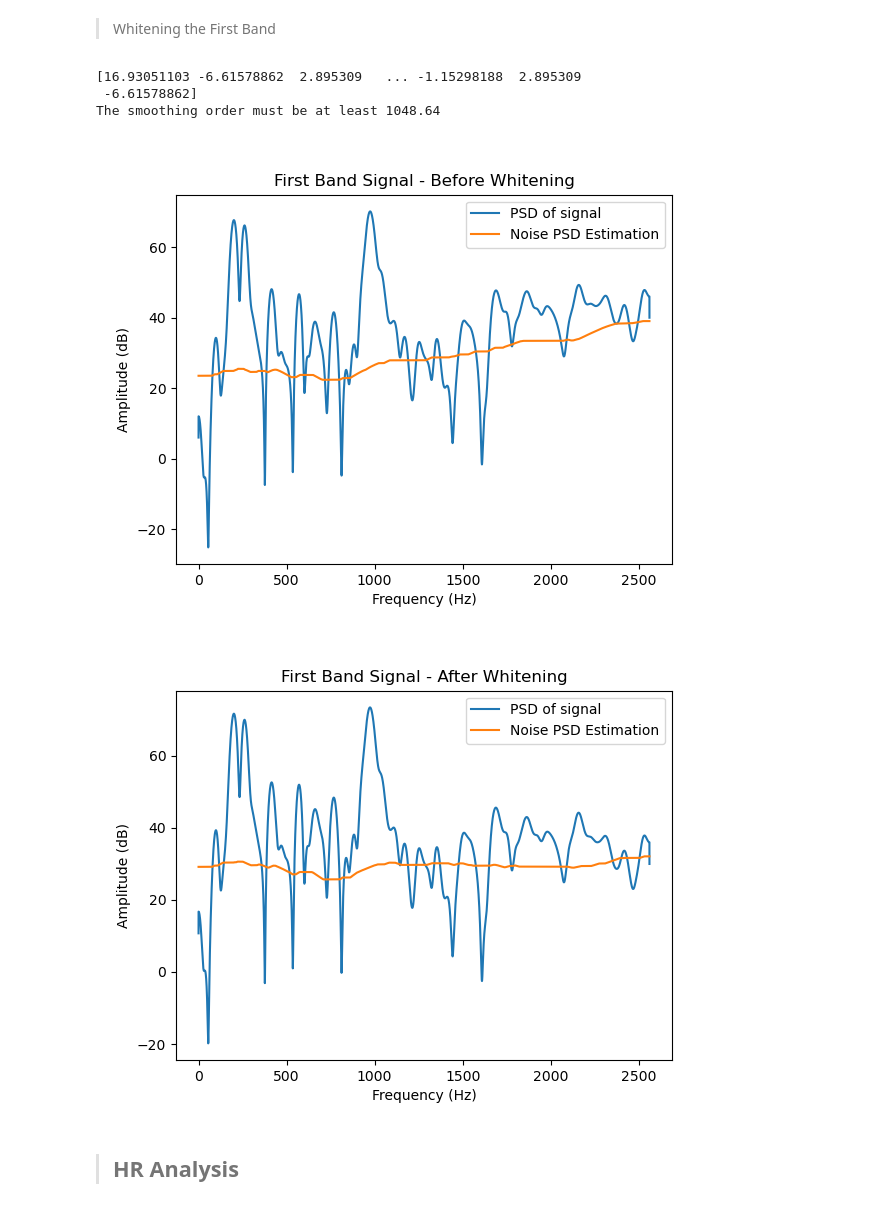
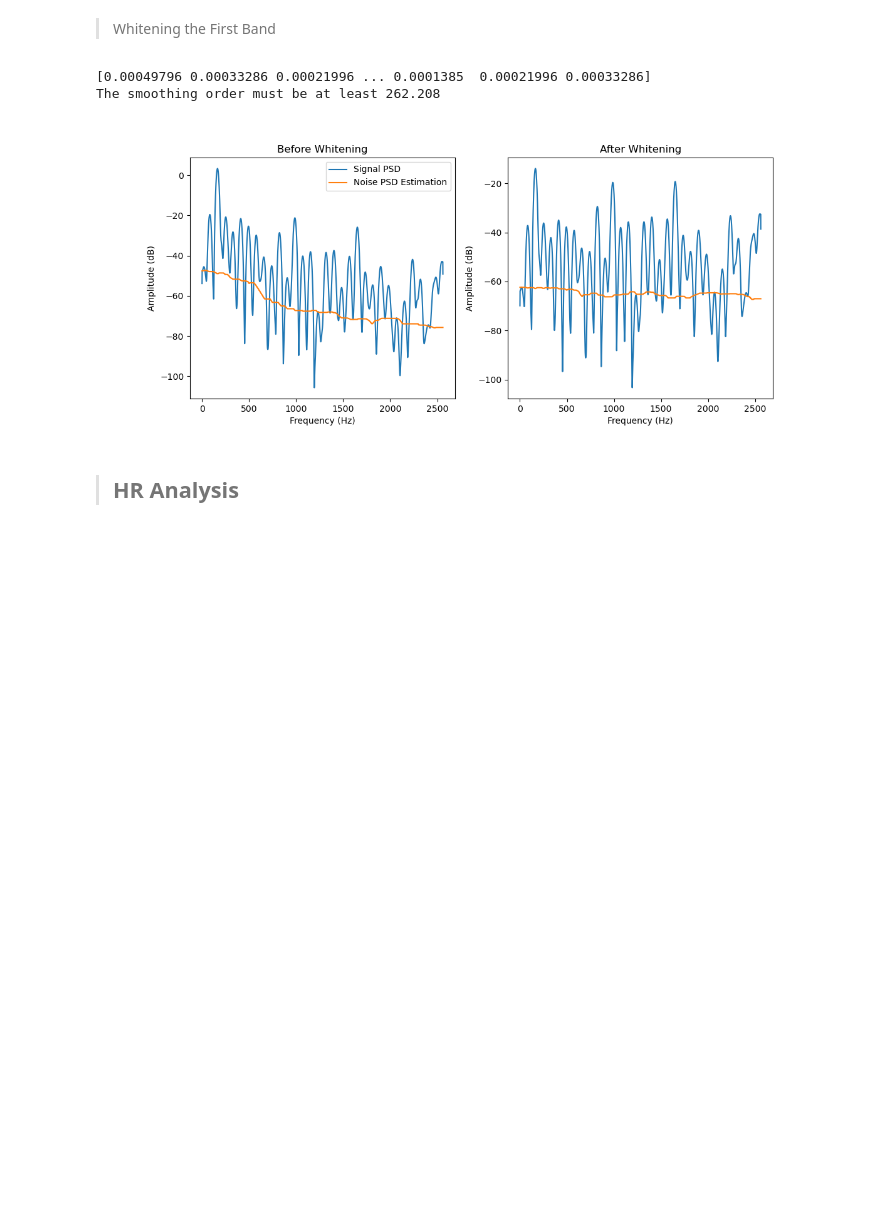
Before and after one commit to piptouque/atiam_pam_hrparam, a Jupyter notebook: source/hr_roy.ipynb, the cells around one changed output. Saved outputs shown, nothing was run; the diff lists cells and outputs as text; code cells hidden in the pictures; blank space fills up the shorter version.

```diff
--- a/source/hr_roy.ipynb
+++ b/source/hr_roy.ipynb
@@ -408,13 +410,13 @@ for i in range(num_bands):
     # band filtering
     filtered = signal.lfilter(bank_coeffs[i], [1], mic)
     # frequency shifting
-    #N = filtered.shape[0]
-    #time = np.arange(0, N, dtype=complex)
-    #freq0 = 0.5*(i/num_bands)
-    #shifted = filtered*np.exp(2*np.pi*1j*freq0*time)
+    N = filtered.shape[0]
+    time = np.arange(0, N, dtype=complex)
+    freq0 = 0.5*(i/num_bands)
+    shifted = filtered*np.exp(2*np.pi*1j*freq0*time)
     # decimating
-    decimated = pam.decimate(filtered, num_bands)
-    #decimated = np.real(decimated)
+    decimated = pam.decimate(shifted, num_bands)
+    decimated = np.real(decimated)
     mic_bands.append(decimated)
 # %%
 mic_bands[0].shape
@@ -553,38 +556,40 @@ plt.show()
 # %% [markdown]
 > Whitening the First Band
 # %%
-band0_white, freq_band0, PSD_band0, PSD_noise_band0, PSD_band0_white, PSD_noise_band0_white, AR_band0_white = pam.whiten(mic_bands[0], 12000, 4, 15)
+band0_white, freq_band0, PSD_band0, PSD_noise_band0, PSD_band0_white, PSD_noise_band0_white, AR_band0_white = pam.whiten(mic_bands[0], 2000, 4, 15)
 
 print('The smoothing order must be at least', 4*0.016*len(freq_band0))
 
 freq_band0 *= fs_bands
 
-plt.figure()
-plt.title('First Band Signal - Before Whitening')
-plt.plot(freq_band0, 20*np.log10((PSD_band0)), label = 'PSD of signal')
+plt.figure(figsize=[12,5])
+
+plt.subplot(1, 2, 1)
+
+plt.title('Before Whitening')
+plt.plot(freq_band0, 20*np.log10((PSD_band0)), label = 'Signal PSD')
 plt.plot(freq_band0, 20*np.log10((PSD_noise_band0)), label = 'Noise PSD Estimation')
 plt.xlabel('Frequency (Hz)')
 plt.ylabel('Amplitude (dB)')
 #plt.xlim(0,1000)
 plt.legend()
-plt.show()
+#plt.savefig('1stband_c_005mm_18cmFromBridge_1.svg', facecolor="none", transparent=True, format="svg")
 
-plt.figure()
-plt.title('First Band Signal - After Whitening')
-plt.plot(freq_band0, 20*np.log10((PSD_band0_white)), label = 'PSD of signal')
+
+plt.subplot(1, 2, 2)
+plt.title('After Whitening')
+plt.plot(freq_band0, 20*np.log10((PSD_band0_white)), label = 'Signal PSD')
 plt.plot(freq_band0, 20*np.log10((PSD_noise_band0_white)), label = 'Noise PSD Estimation')
 plt.xlabel('Frequency (Hz)')
 plt.ylabel('Amplitude (dB)')
 #plt.xlim(0,1000)
-plt.legend()
-#plt.savefig('PSD_acc_lowband.svg', facecolor="none", transparent=True, format="svg")
+#plt.legend()
+plt.savefig('whiten_005mm_18cmFromBridge_1.svg', facecolor="none", transparent=True, format="svg")
 plt.show()
 # %% [output]
-[16.93051103 -6.61578862  2.895309   ... -1.15298188  2.895309
- -6.61578862]
-The smoothing order must be at least 1048.64
+[0.00049796 0.00033286 0.00021996 ... 0.0001385  0.00021996 0.00033286]
+The smoothing order must be at least 262.208
-[figure, old version]
+[figure, new version]
-[figure, removed]
 # %% [markdown]
 > ## HR Analysis
 # %% [markdown]
```
Also changed, not shown: parts of 31 cells of this notebook.
